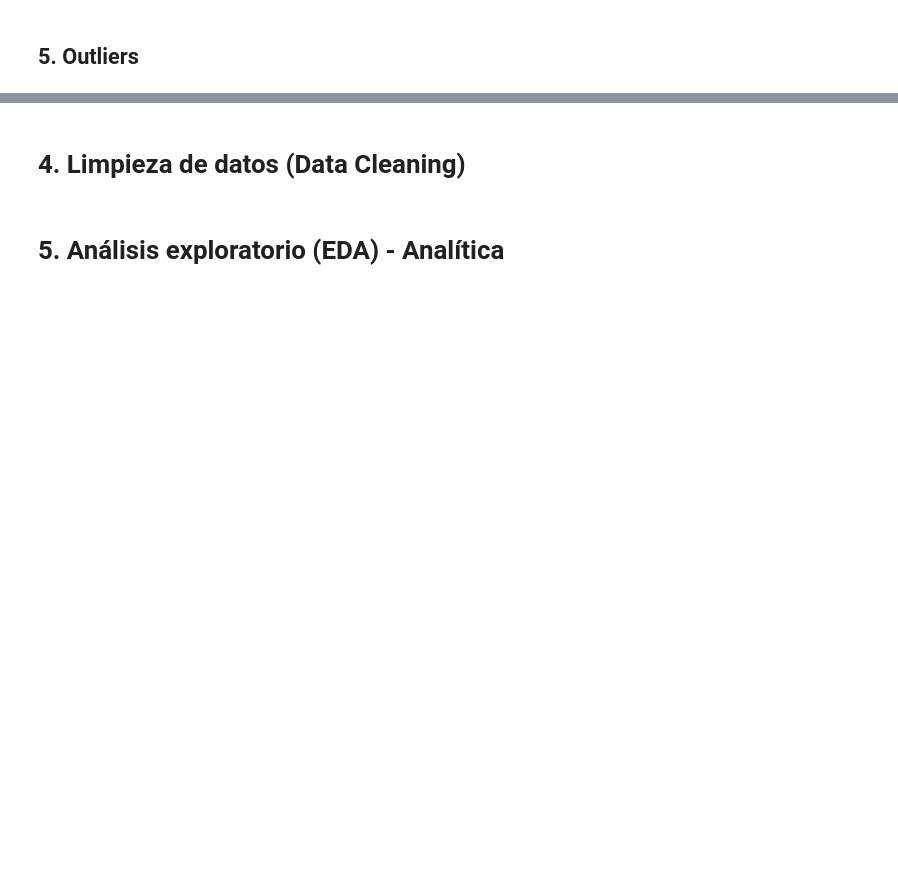
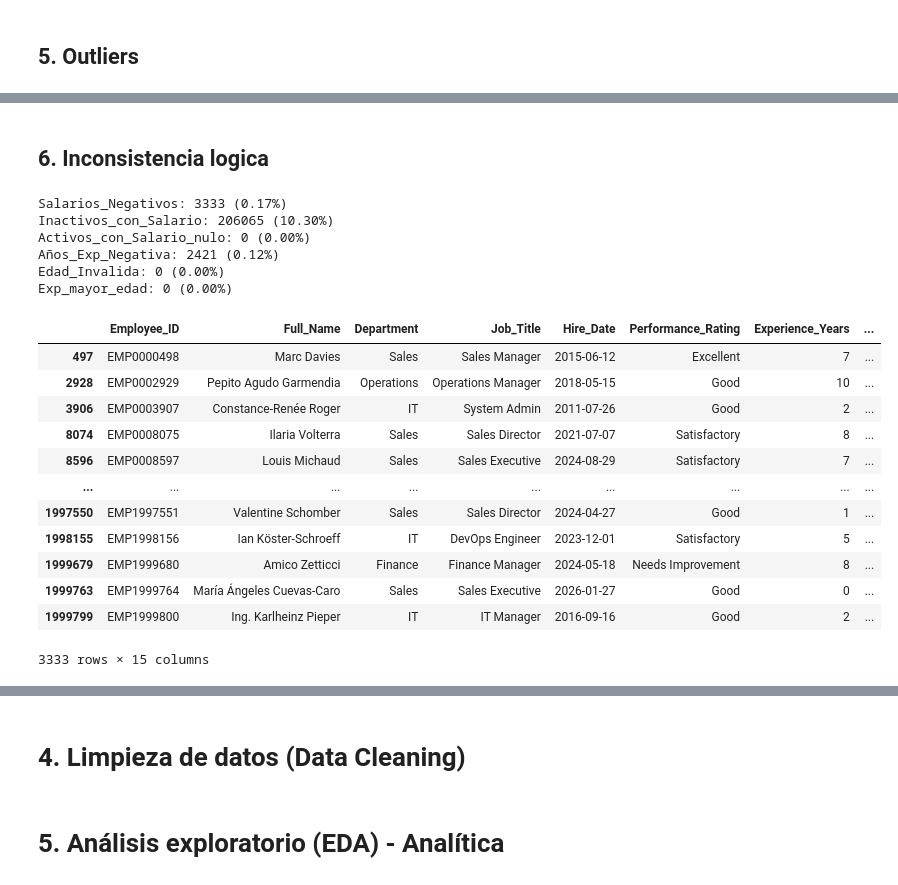
Before and after one commit to dariomicheli/HR-Analytics, a Jupyter notebook: notebook.ipynb, the cells around one changed output, grey strips where cells are left out. Drawn from its saved outputs; the diff is of its cells as text; code cells hidden in the pictures; blank space fills up the shorter version.

```diff
--- a/notebook.ipynb
+++ b/notebook.ipynb
@@ -204,0 +219,49 @@ Analísis de cuartiles
+# %% [markdown]
+## 6. Inconsistencia logica
+# %%
+errors = {}
+
+# Salarios Negativos (< 0)
+errors["Salarios_Negativos"] = df[df["Salary"] < 0]
+
+# Inactivos con salarios
+errors["Inactivos_con_Salario"] = df[(df["Status"] != "Active") & (df["Salary"] > 0)]
+
+# Activos con salario 0
+errors["Activos_con_Salario_nulo"] = df[(df["Status"] == "Active") & (df["Salary"] == 0)]
+
+
+# Años de experiencia negativa  (< 0)
+errors["Años_Exp_Negativa"] = df[df["Experience_Years"] < 0]
+
+# Edad invalida (< 0)
+errors["Edad_Invalida"] = df[(df["Age"] < 18) | (df["Age"] > 70)]
+
+# Experiencia es mayor que los posibles años laborales
+errors["Exp_mayor_edad"] = df[df["Experience_Years"] > df["Age"] - 18]
+
+for k, v in errors.items():
+    print(f"{k}: {len(v)} ({len(v)/len(df)*100:.2f}%)")
+# %% [output]
+Salarios_Negativos: 3333 (0.17%)
+Inactivos_con_Salario: 206065 (10.30%)
+Activos_con_Salario_nulo: 0 (0.00%)
+Años_Exp_Negativa: 2421 (0.12%)
+Edad_Invalida: 0 (0.00%)
+Exp_mayor_edad: 0 (0.00%)
+# %%
+errors["Salarios_Negativos"]
+# %% [output]
+|  | Employee_ID | Full_Name | Department | Job_Title | Hire_Date | Performance_Rating | Experience_Years | ... |
+| 497 | EMP0000498 | Marc Davies | Sales | Sales Manager | 2015-06-12 | Excellent | 7 | ... |
+| 2928 | EMP0002929 | Pepito Agudo Garmendia | Operations | Operations Manager | 2018-05-15 | Good | 10 | ... |
+| 3906 | EMP0003907 | Constance-Renée Roger | IT | System Admin | 2011-07-26 | Good | 2 | ... |
+| 8074 | EMP0008075 | Ilaria Volterra | Sales | Sales Director | 2021-07-07 | Satisfactory | 8 | ... |
+| 8596 | EMP0008597 | Louis Michaud | Sales | Sales Executive | 2024-08-29 | Satisfactory | 7 | ... |
+| ... | ... | ... | ... | ... | ... | ... | ... | ... |
+| 1997550 | EMP1997551 | Valentine Schomber | Sales | Sales Director | 2024-04-27 | Good | 1 | ... |
+| 1998155 | EMP1998156 | Ian Köster-Schroeff | IT | DevOps Engineer | 2023-12-01 | Satisfactory | 5 | ... |
+| 1999679 | EMP1999680 | Amico Zetticci | Finance | Finance Manager | 2024-05-18 | Needs Improvement | 8 | ... |
+| 1999763 | EMP1999764 | María Ángeles Cuevas-Caro | Sales | Sales Executive | 2026-01-27 | Good | 0 | ... |
+| 1999799 | EMP1999800 | Ing. Karlheinz Pieper | IT | IT Manager | 2016-09-16 | Good | 2 | ... |
+3333 rows × 15 columns
```
Also changed, not shown: parts of 19 cells of this notebook, 4 other files.
